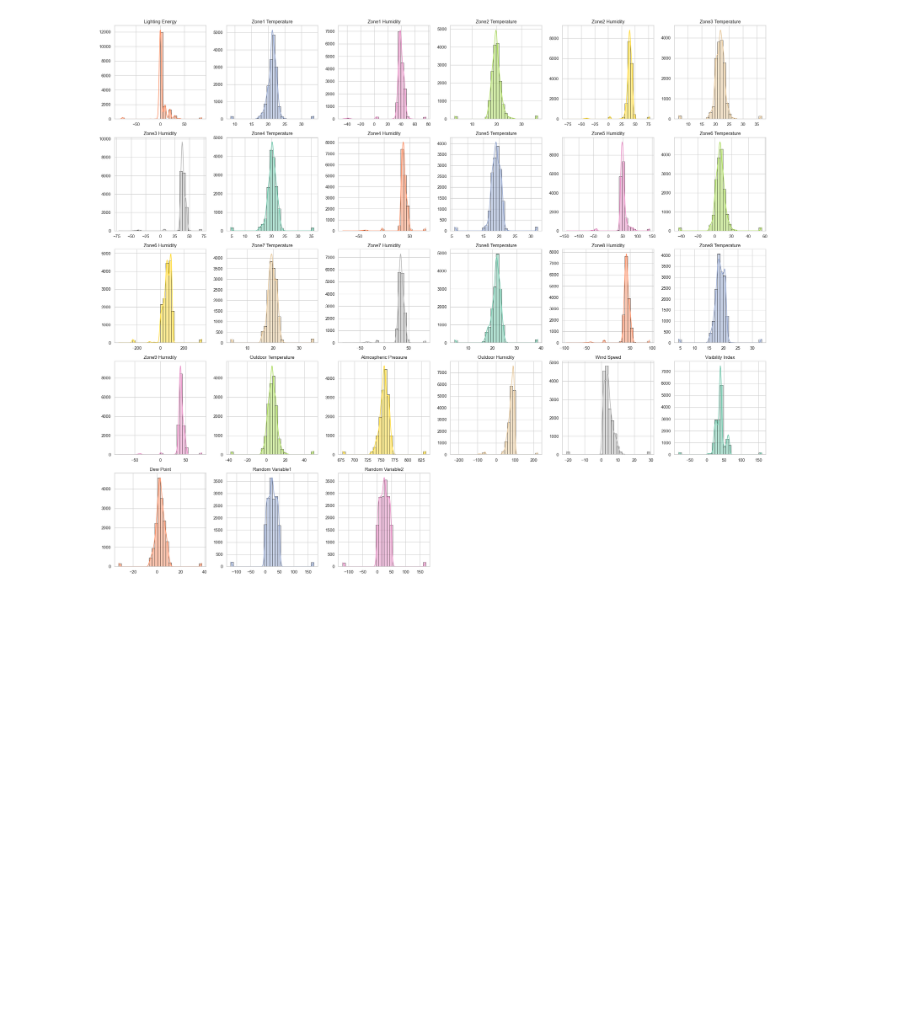
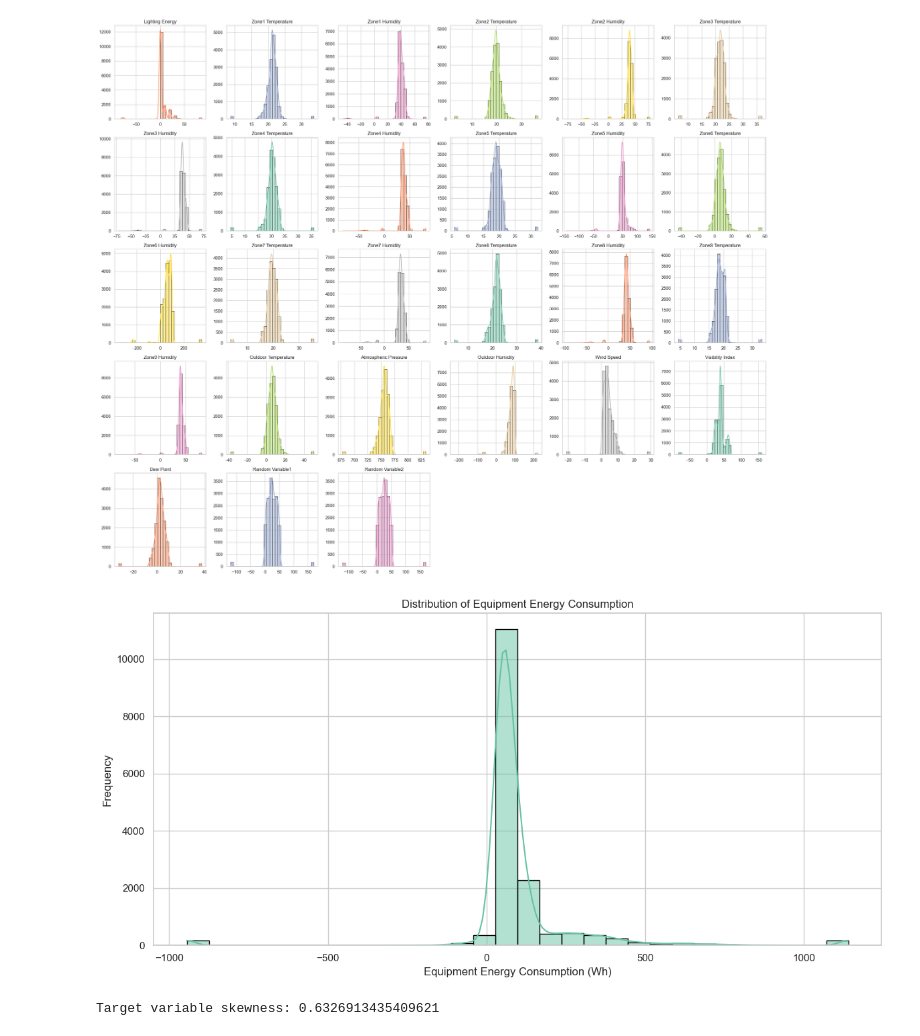
Before and after one commit to Revanthcsv/DS-Intern-Assignment-RevanthKumar, a Jupyter notebook: energy_prediction.ipynb, the cells around one changed output. Cells and saved outputs as stored; diff of their text form; code cells hidden in the pictures; blank space fills up the shorter version.

Commit message:
Detect and cap outliers via percentile  method

```diff
--- a/energy_prediction.ipynb
+++ b/energy_prediction.ipynb
@@ -225,3 +225,42 @@ plt.tight_layout()
 plt.show()
 # %% [output]
 [figure]
+# %%
+def cap_outliers_iqr(dataframe, column, lower_percentile=0.01, upper_percentile=0.99):
+    """Caps outliers in a specified column using percentile-based capping."""
+    lower_bound = dataframe[column].quantile(lower_percentile)
+    upper_bound = dataframe[column].quantile(upper_percentile)
+    dataframe[column] = np.where(dataframe[column] < lower_bound, lower_bound, dataframe[column])
+    dataframe[column] = np.where(dataframe[column] > upper_bound, upper_bound, dataframe[column])
+    return dataframe
+
+# Identify columns with physically implausible values or extreme ranges from EDA
+humidity_cols = [col for col in df.columns if 'humidity' in col]
+temperature_cols = [col for col in df.columns if 'temperature' in col]
+other_suspicious_cols = ['lighting_energy', 'wind_speed', 'visibility_index','equipment_energy_consumption'] # based on typical ranges
+
+cols_for_capping = humidity_cols + temperature_cols + other_suspicious_cols
+
+for col in cols_for_capping:
+    if col in df.columns:
+        # Specific capping for humidity (0-100 range)
+        if 'humidity' in col:
+            df[col] = np.clip(df[col], 0, 100)
+        else:
+            df = cap_outliers_iqr(df, col) # General capping for others
+# %%
+colors = sns.color_palette("Set2")
+
+plt.figure(figsize=(12, 6))
+sns.histplot(df['equipment_energy_consumption'], bins=30, kde=True,
+             color=colors[0], edgecolor='black')
+plt.title('Distribution of Equipment Energy Consumption')
+plt.xlabel('Equipment Energy Consumption (Wh)')
+plt.ylabel('Frequency')
+plt.tight_layout()
+plt.show()
+
+print("\nTarget variable skewness:", df['equipment_energy_consumption'].skew())
+# %% [output]
+[figure, added]
+Target variable skewness: 0.6326913435409621
```
Also changed, not shown: parts of 2 cells of this notebook.
